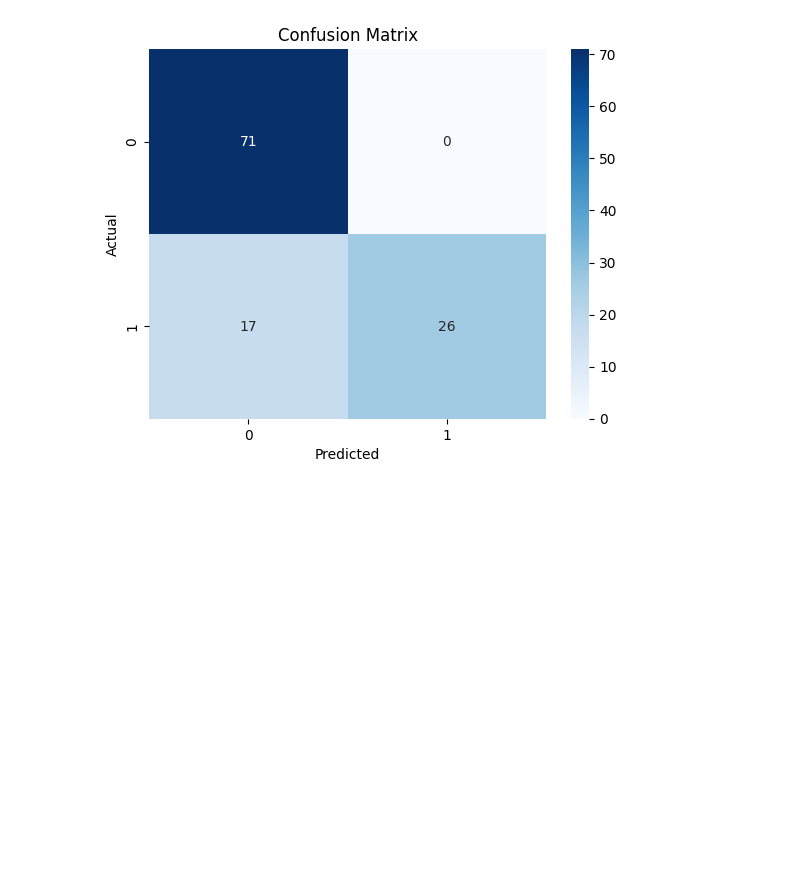
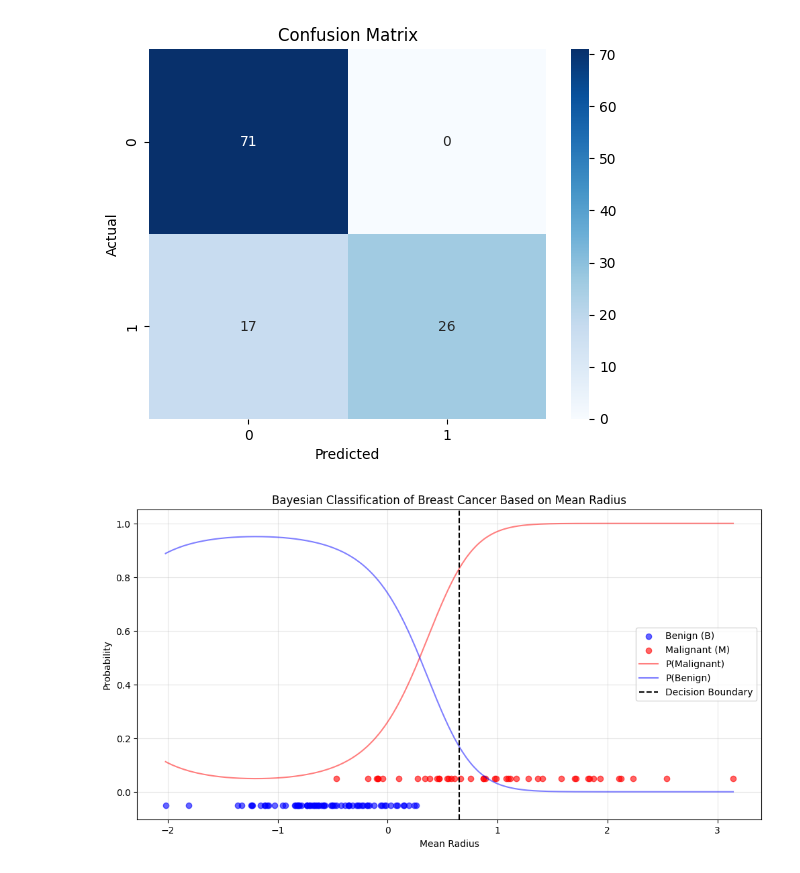
Before and after one commit to KalebAsratemedhin/Bayesian-decision-theory-implementation, a Jupyter notebook: notebooks/univariate_case.ipynb, the cells around one changed output. Saved outputs shown, nothing was run; the diff lists cells and outputs as text; code cells hidden in the pictures; blank space fills up the shorter version.

Commit message:
chore: add univariate classification diagram

```diff
--- a/notebooks/univariate_case.ipynb
+++ b/notebooks/univariate_case.ipynb
@@ -192,0 +190,29 @@ x_range = np.linspace(np.min(X_test) - 1, np.max(X_test) + 1, 500)
+# %%
+x_range = np.linspace(min(X_test), max(X_test), 1000).reshape(-1, 1)
+y_pred = bdt.predict(x_range)
+probs = bdt.predict_proba(x_range)
+
+plt.figure(figsize=(12, 6))
+
+plt.scatter(X_test[y_test == 0], np.zeros_like(X_test[y_test == 0]) - 0.05,
+           c='blue', label='Benign (B)', alpha=0.6, marker='o')
+plt.scatter(X_test[y_test == 1], np.zeros_like(X_test[y_test == 1]) + 0.05,
+           c='red', label='Malignant (M)', alpha=0.6, marker='o')
+
+plt.plot(x_range, probs[:, 1], 'r-', alpha=0.5, label='P(Malignant)')
+plt.plot(x_range, probs[:, 0], 'b-', alpha=0.5, label='P(Benign)')
+
+for i in range(len(x_range)-1):
+    if y_pred[i] != y_pred[i+1]:
+        plt.axvline(x=x_range[i], color='black', linestyle='--',
+                   label='Decision Boundary')
+        break
+
+plt.xlabel('Mean Radius')
+plt.ylabel('Probability')
+plt.title('Bayesian Classification of Breast Cancer Based on Mean Radius')
+plt.legend()
+plt.grid(True, alpha=0.3)
+plt.show()
+# %% [output]
+[figure, added]
```
Also changed, not shown: parts of 2 cells of this notebook.
